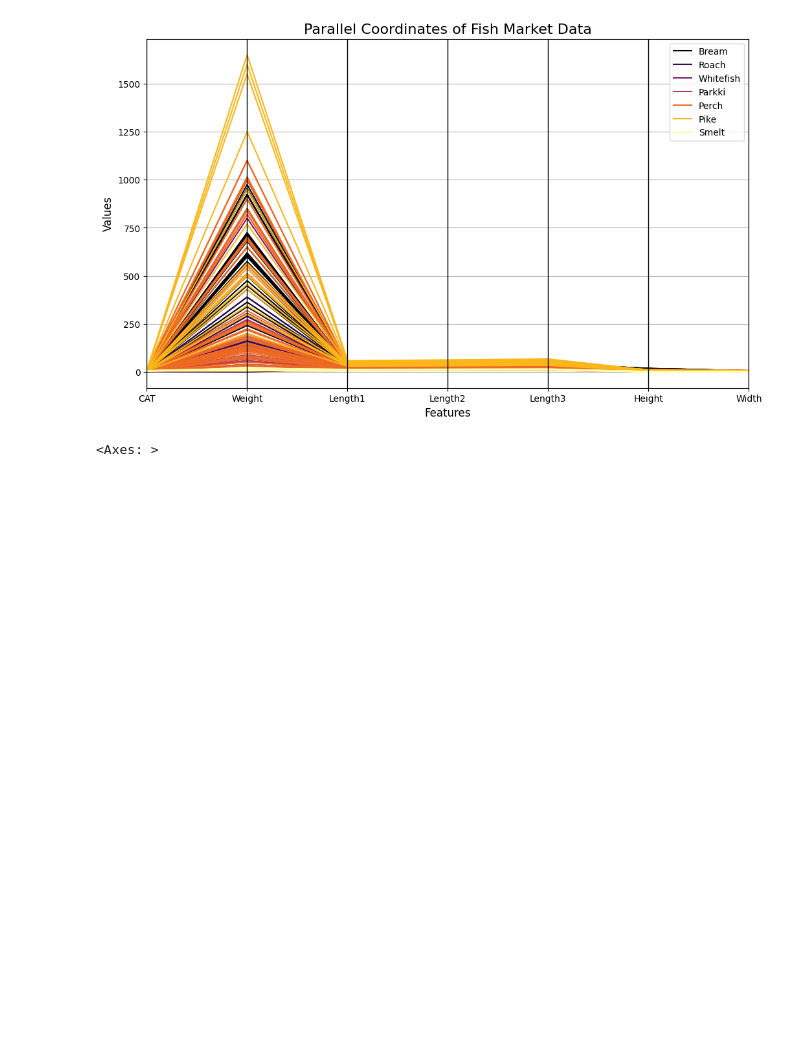
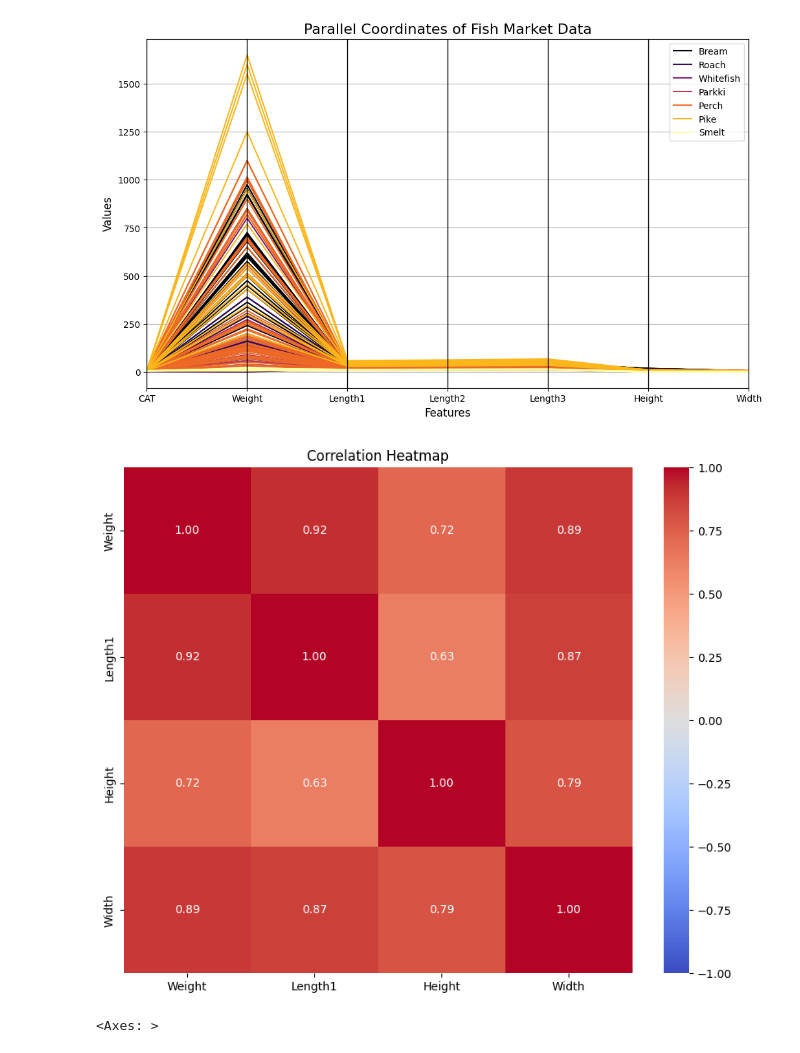
Before and after one commit to rjha/ai-training, a Jupyter notebook: notebooks/fish-classification.ipynb, the cells around one changed output. Cells and saved outputs as stored; diff of their text form; code cells hidden in the pictures; blank space fills up the shorter version.

Commit message:
add heatmap and correlation matrix to fish data

```diff
--- a/notebooks/fish-classification.ipynb
+++ b/notebooks/fish-classification.ipynb
@@ -32,6 +32,18 @@ plt.legend(loc='upper right')
 plt.show()
 # %% [output]
 [figure]
+# %%
+# plot heatmap
+import seaborn as sns
+import matplotlib.pyplot as plt
+
+heatmap_df = fish_df.drop(columns=['Species', 'CAT', 'Length2', 'Length3'])
+plt.figure(figsize=(10, 8))
+sns.heatmap(heatmap_df.corr(), annot=True, fmt=".2f", cmap='coolwarm', vmin=-1, vmax=1)
+plt.title('Correlation Heatmap')
+plt.show()
+# %% [output]
+[figure, added]
 # %%
 # STEP3: plot a filtered data frame
 # Filter the columns first, keeping the class column
```
